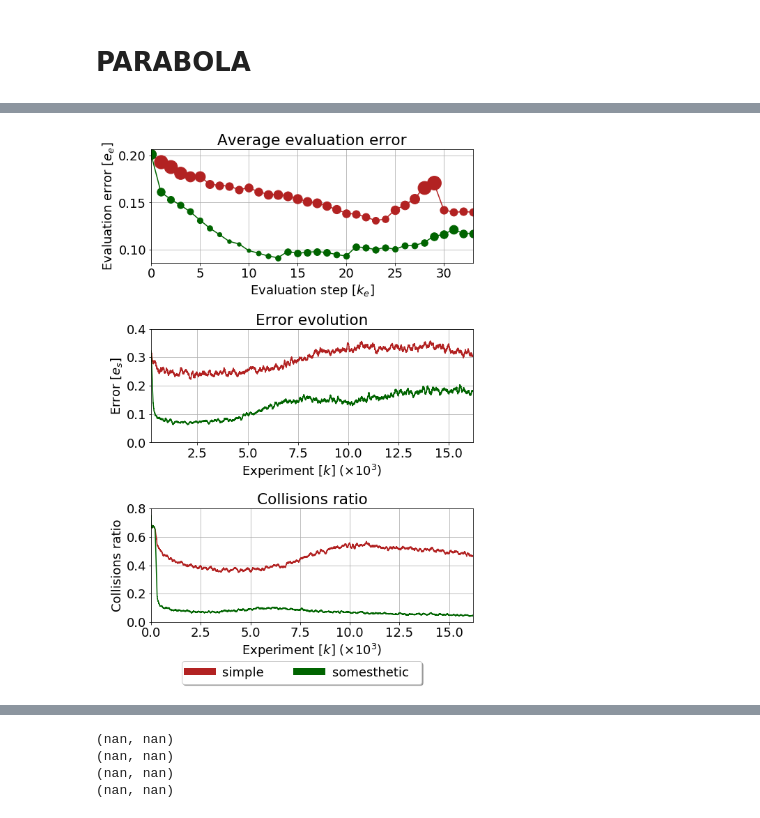
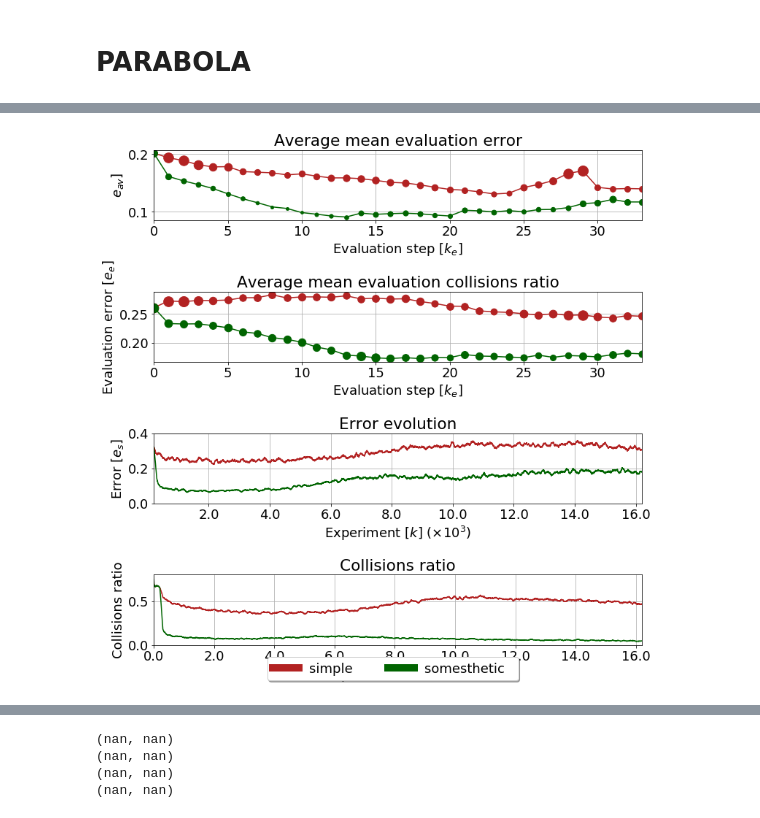
Before and after one commit to yumilceh/artificialbabbling, a Jupyter notebook: exploration/executables/March18/parabola_results_chap5.ipynb, the cells around one changed output, grey strips where cells are left out. Saved outputs shown, nothing was run; the diff lists cells and outputs as text; code cells hidden in the pictures.

```diff
--- a/exploration/executables/March18/parabola_results_chap5.ipynb
+++ b/exploration/executables/March18/parabola_results_chap5.ipynb
@@ -257,115 +261,100 @@ print(max_std_whole)
 # %%
-# thresh_to_plot = ['0_99&', '0_8&']
-# mode_to_plot = ['social']
-# custom = ['1&autonomous']
-
-# groups_to_plot = []
-# groups_to_plot_ = list(itertools.product(thresh_to_plot, mode_to_plot))
-# for group in groups_to_plot_:
-#     groups_to_plot += [group[0]+group[1]]
-# groups_to_plot = groups_to_plot + custom
-
 groups_to_plot = []
 for group in groups_k:
     groups_to_plot += [group[0]+'&'+group[1]]
 
-matplotlib.rcParams['figure.figsize'] = (8.0, 11.)
+matplotlib.rcParams['figure.figsize'] = (11.0, 11.)
 matplotlib.rcParams.update({'font.size': 18})
 
-fig1, ax1 = plt.subplots(3,1)
+fig1, ax1 = plt.subplots(4,1)
 plt.sca(ax1[0])
-# plt.gca().set_color_cycle(None)
-ax1[0].set_title('Average evaluation error')
-#print('Average evaluation error')
-# ax1[0,0].hold(True)
-for key, color in zip(error_ev_av.keys(), colors_):
+ax1[0].set_title('Average mean evaluation error')
+for key, color in zip(error_ev_whole_av.keys(), colors_):
     if key not in groups_to_plot:
         continue
     data_plt = error_ev_whole_av[key]
-    # print("{}: {}".format(key, data_plt[-1]))
-#     if 'autonomous' in key:
-#         plt.plot(data_plt, linestyle='-.', marker='', color=color)
-#     else:
     plt.plot(data_plt, linestyle='-', marker='',lw = 1.5, color=color)
     ms = [(x/max_std_whole)*13 + 1 for x in std_ev_whole[key]]
     std_markers(ax1[0],error_ev_whole_av[key],'o',ms,color=color)
 
 plt.xlabel('Evaluation step [$k_e$]')
-plt.ylabel('Evaluation error [$e_e$]')
+plt.ylabel('$e_{av}$]')
 ax1[0].set_xlim([0,len(data_plt)-1])
 # ax1[0,0].set_ylim([0.07,0.15])
 
-    #print("key: {}, error: {}".format(key, error_ev_av[key][-1]))
+plt.sca(ax1[1])
+ax1[1].set_title('Average mean evaluation collisions ratio')
+for key, color in zip(cons_ev_whole_av.keys(), colors_):
+    data_plt = cons_ev_whole_av[key]
+    plt.plot(data_plt, linestyle='-', marker='',lw = 1.5, color=color)
+    ms = [(x/max_std_cons_whole)*13 + 1 for x in std_cons_ev_whole[key]]
+    std_markers(ax1[1],cons_ev_whole_av[key],'o',ms,color=color)
 
-    #plt.legend(error_ev_av.keys())
+plt.xlabel('Evaluation step [$k_e$]')
+plt.ylabel('Evaluation error [$e_e$]')
+ax1[1].set_xlim([0,len(data_plt)-1])
+# ax1[0,0].set_ylim([0.07,0.15])
 
-
-plt.sca(ax1[1])
-ax1[1].set_title('Error evolution')
+plt.sca(ax1[2])
+ax1[2].set_title('Error evolution')
 win_sz=100
 # ax1[0,1].hold(True)
 # plt.gca().set_color_cycle(None)
-for key, color in zip(error_ev_av.keys(), colors_):
-    if key not in groups_to_plot:
-        continue
+for key, color in zip(error_ev_whole_av.keys(), colors_):
     data_plt = moving_av(comp_av_w[key],win_sz)
-    #print("{}: {}".format(key, data_plt[-1]))
-#     if 'autonomous' in key:
-#         plt.plot(data_plt, linestyle='-.', marker='')
-#     else:
     plt.plot(data_plt, linestyle='-', marker='', lw = 1.5, color=color)
 plt.xlabel(r'Experiment [$k$] ($\times 10^3$)')
 plt.ylabel('Error [$e_s$]')
 # plt.legend(['(Proprio, Social)', '(Proprio, Auto)', '(Simple, Social)', '(Simple, Auto)'],\
 #            ncol=2,loc='lower right', fontsize=13)
-ax1[1].set_xlim([200,n_samples+1])
-ax1[1].set_ylim([0,0.4])
-ticks = ax1[1].get_xticks()*10**-3
-ax1[1].set_xticklabels(ticks)
+ax1[2].set_xlim([200,n_samples+1])
+ax1[2].set_ylim([0,0.4])
+ticks = ax1[2].get_xticks()*10**-3
+ax1[2].set_xticklabels(ticks)
 
-plt.sca(ax1[2])
-ax1[2].set_title('Collisions ratio')
+plt.sca(ax1[3])
+ax1[3].set_title('Collisions ratio')
 #print('Collisions ratio')
 # ax1[1,0].hold(True)
 # plt.gca().set_color_cycle(None)
-for key, color in zip(error_ev_av.keys(), colors_):
+for key, color in zip(error_ev_whole_av.keys(), colors_):
     if key not in groups_to_plot:
         continue
     data_plt = moving_av(coll_av_e[key],win_sz)
     #print("{}: {}".format(key, data_plt[-1]))
 #     if 'autonomous' in key:
 #         plt.plot(data_plt, linestyle='-.', marker='',color=color)
 #     else:
     plt.plot(data_plt, linestyle='-', marker='',lw = 1.5,color=color)
 
 plt.xlabel(r'Experiment [$k$] ($\times 10^3$)')
 plt.ylabel('Collisions ratio')
-ax1[2].set_xlim([0,n_samples+1])
-ax1[2].set_ylim([0,0.8])
-ticks = ax1[2].get_xticks()*10**-3
-ax1[2].set_xticklabels(ticks)
+ax1[3].set_xlim([0,n_samples+1])
+ax1[3].set_ylim([0,0.8])
+ticks = ax1[3].get_xticks()*10**-3
+ax1[3].set_xticklabels(ticks)
 
 
 lds_ = []
-for key, color in zip(error_ev_av.keys(), colors_):
+for key, color in zip(error_ev_whole_av.keys(), colors_):
     key = key.replace('_','.')
     key = key.replace('&','  ')
     key = key.replace('proprio','somesthetic')
     key = key.replace('autonomous','')
     lds_ += [key]
 
 lgd = plt.legend(lds_,\
-           ncol=4,loc='lower right', fontsize=18, bbox_to_anchor=(0.86, -0.6), #bbox_to_anchor=(hor,ver)
+           ncol=4,loc='lower right', fontsize=18, bbox_to_anchor=(0.76, -0.6), #bbox_to_anchor=(hor,ver)
           fancybox=True, shadow=True)
 for legobj in lgd.legendHandles:
     legobj.set_linewidth(10.0)
 
 for ax_ in ax1:
     ax_.grid(True)
 
 plt.tight_layout()
 # %% [output]
-[figure, old version]
+[figure, new version]
 # %%
 fig1.savefig('C:/Users/yumilceh/Dropbox/Aplicaciones/ShareLaTeX/PhD_Thesis/chapters/chapter5/images/parabola_results.eps',\
               format='eps', dpi=1000, bbox_extra_artists=(lgd,), bbox_inches='tight')
```
Also changed, not shown: parts of 17 cells of this notebook, 2 other files.
